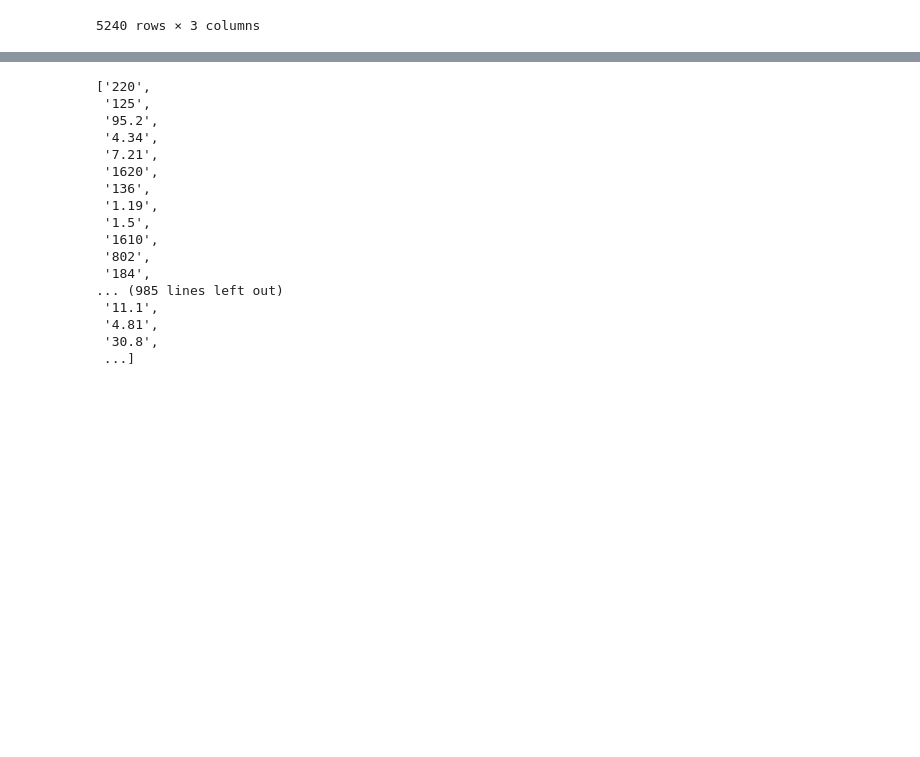
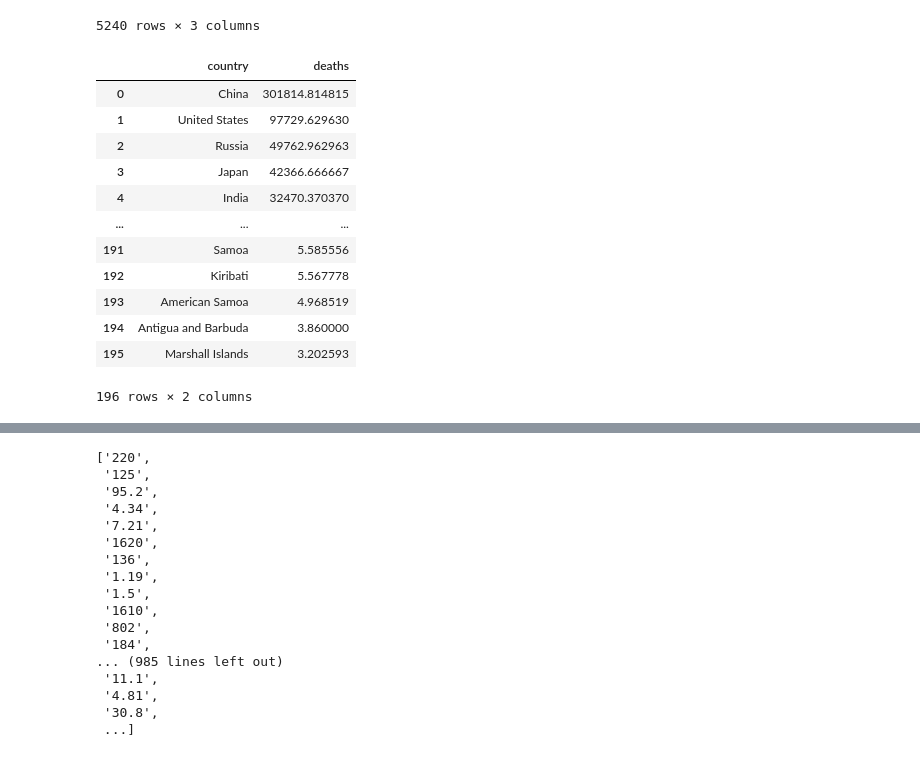
Before and after one commit to saathvikpd/DS3-GlobalHealth, a Jupyter notebook: females_males_lung_cancer.ipynb, the cells around one changed output, grey strips where cells are left out. Drawn from its saved outputs; the diff is of its cells as text; code cells hidden in the pictures; blank space fills up the shorter version.

```diff
--- a/females_males_lung_cancer.ipynb
+++ b/females_males_lung_cancer.ipynb
@@ -84,3 +70,22 @@ males_cs_melt
 | 5290 | Zambia | 2015 | 277.00 |
 | 5291 | Zimbabwe | 2015 | 517.00 |
 5240 rows × 3 columns
+# %%
+average_by_country_males = males_cs_melt.groupby("country").mean()
+max_avg_num_males = average_by_country_males.get(["deaths"]).sort_values(by= "deaths", ascending = False)
+max_avg_num_males = max_avg_num_males.reset_index()
+max_avg_num_males
+# %% [output]
+|  | country | deaths |
+| 0 | China | 301814.814815 |
+| 1 | United States | 97729.629630 |
+| 2 | Russia | 49762.962963 |
+| 3 | Japan | 42366.666667 |
+| 4 | India | 32470.370370 |
+| ... | ... | ... |
+| 191 | Samoa | 5.585556 |
+| 192 | Kiribati | 5.567778 |
+| 193 | American Samoa | 4.968519 |
+| 194 | Antigua and Barbuda | 3.860000 |
+| 195 | Marshall Islands | 3.202593 |
+196 rows × 2 columns
```
Also changed, not shown: parts of 9 cells of this notebook.
